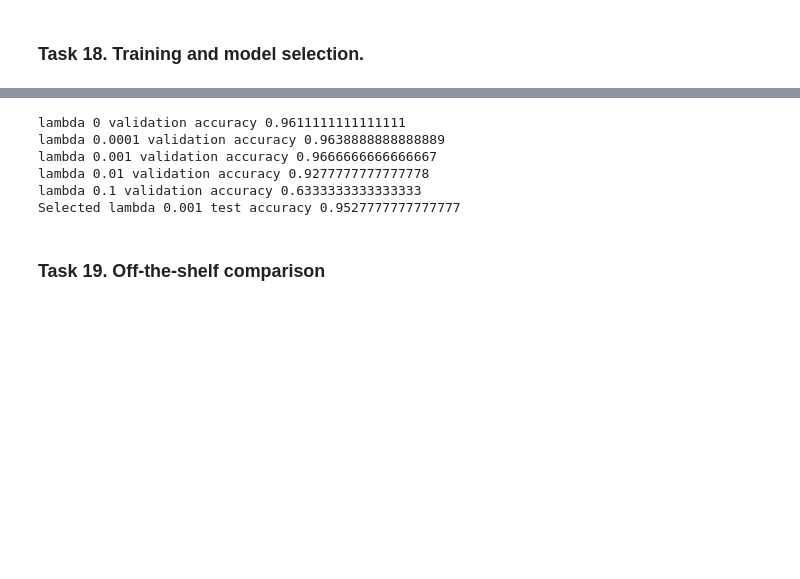
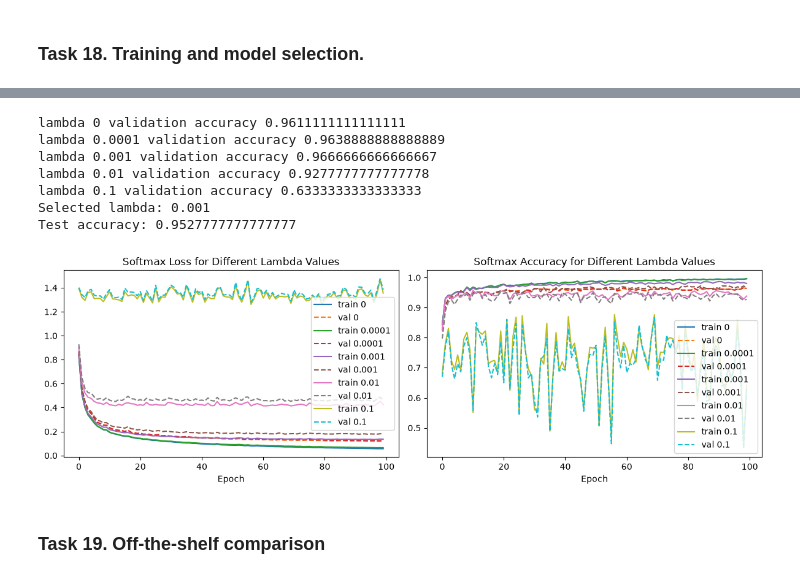
Before and after one commit to RodinaMohamed04/linear-models-and-svm, a Jupyter notebook: lab2.ipynb, the cells around one changed output, grey strips where cells are left out. Saved outputs shown, nothing was run; the diff lists cells and outputs as text; code cells hidden in the pictures; blank space fills up the shorter version.

```diff
--- a/lab2.ipynb
+++ b/lab2.ipynb
@@ -2761,20 +2768,69 @@ Selected eta: 1.0
 # %%
-softmax_lam_runs={}
-for lam in [0,1e-4,1e-3,1e-2,1e-1]:
-    W,h=train_softmax_minibatch(Xd_tr, yd_tr, Xd_va, yd_va, "softmax", eta_star, lam)
-    softmax_lam_runs[lam]=(W,h)
-    print("lambda",lam,"validation accuracy",h["val_acc"][-1])
-lam_star=max(softmax_lam_runs,key=lambda l:(softmax_lam_runs[l][1]["val_acc"][-1],l))
+softmax_lam_runs = {}
+
+for lam in [0, 1e-4, 1e-3, 1e-2, 1e-1]:
+    W, h = train_softmax_minibatch(
+        X_train_digits,
+        y_train_digits,
+        X_val_digits,
+        y_val_digits,
+        "softmax",
+        eta_star,
+        lam
+    )
+
+    softmax_lam_runs[lam] = (W, h)
+
+    print(
+        "lambda", lam,
+        "validation accuracy", h["val_acc"][-1]
+    )
+
+lam_star = max(
+    softmax_lam_runs,
+    key=lambda l: (softmax_lam_runs[l][1]["val_acc"][-1], l)
+)
+
 W_soft = softmax_lam_runs[lam_star][0]
-print("Selected lambda", lam_star,
-      "test accuracy", accuracy_score(yd_te, np.argmax(Xd_te @ W_soft, axis=1)))
+
+print("Selected lambda:", lam_star)
+
+print(
+    "Test accuracy:",
+    accuracy_score(
+        y_test_digits,
+        np.argmax(X_test_digits @ W_soft, axis=1)
+    )
+)
 # %% [output]
 lambda 0 validation accuracy 0.9611111111111111
 lambda 0.0001 validation accuracy 0.9638888888888889
 lambda 0.001 validation accuracy 0.9666666666666667
 lambda 0.01 validation accuracy 0.9277777777777778
 lambda 0.1 validation accuracy 0.6333333333333333
-Selected lambda 0.001 test accuracy 0.9527777777777777
+Selected lambda: 0.001
+Test accuracy: 0.9527777777777777
+# %%
+fig, ax = plt.subplots(1, 2, figsize=(12, 4))
+
+for lam, (W, h) in softmax_lam_runs.items():
+    ax[0].plot(h["train_loss"], label=f"train {lam}")
+    ax[0].plot(h["val_loss"], "--", label=f"val {lam}")
+
+    ax[1].plot(h["train_acc"], label=f"train {lam}")
+    ax[1].plot(h["val_acc"], "--", label=f"val {lam}")
+
+ax[0].set_title("Softmax Loss for Different Lambda Values")
+ax[1].set_title("Softmax Accuracy for Different Lambda Values")
+
+for a in ax:
+    a.set_xlabel("Epoch")
+    a.legend()
+
+plt.tight_layout()
+plt.show()
+# %% [output]
+[figure, added]
 # %% [markdown]
 ### Task 19. Off-the-shelf comparison
 # %%
```
Also changed, not shown: parts of 7 cells of this notebook.
